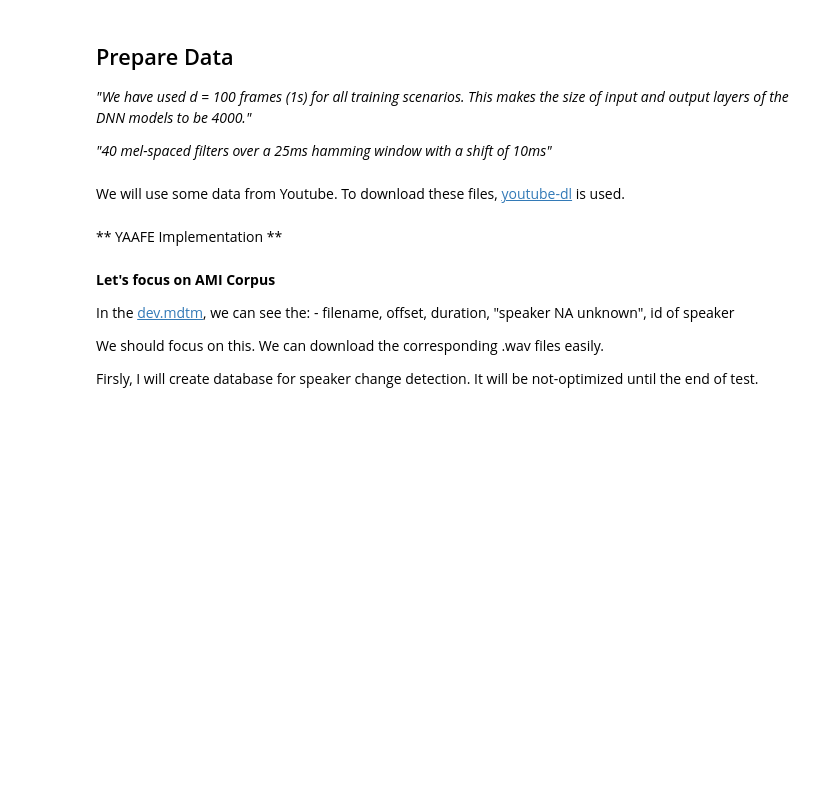
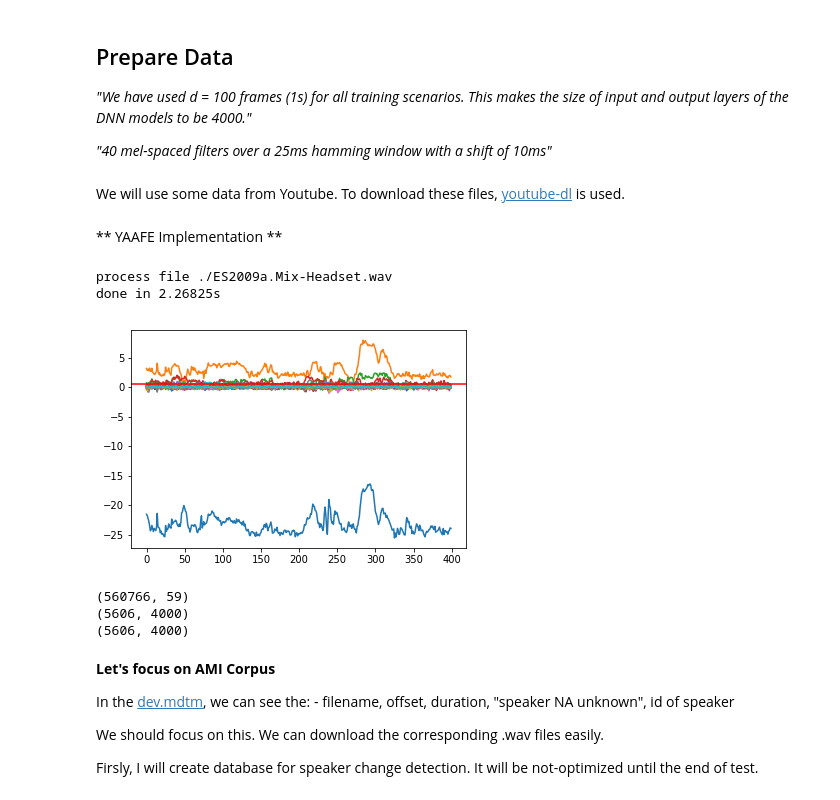
Before and after one commit to hedonistrh/SpChangeDetect, a Jupyter notebook: Speaker2Vec_dev.ipynb, the cells around one changed output. Drawn from its saved outputs; the diff is of its cells as text; code cells hidden in the pictures; blank space fills up the shorter version.

```diff
--- a/Speaker2Vec_dev.ipynb
+++ b/Speaker2Vec_dev.ipynb
@@ -48,38 +44,31 @@ import math
 import sys
 
 
-def create_numpy_for_audio(featureplan = "", audio_file, feature_extractor="yaafe", hop=10, win_len=25):
+def create_numpy_for_audio(audio_file, featureplan = "",  feature_extractor= "yaafe", hop=10, win_len=25):
     ## This function is based on YAAFE and librosa. Its arguments:
-    # featureplan: Text file which introduce which features will be extracted. (we need it for YAAFE)
     # audio_file: Path of audio file, it can be wav, mp3, ogg etc.
+    # featureplan: Text file which introduce which features will be extracted. (we need it for YAAFE
     # feature_extractor: Which library will be used to extract features
     # hop: Hop length (we need it for Librosa)
     # win_len: Window length (we need it for Librosa)
 
     ## It will return 2D Array which is features of audio file.
 
-    if (feature_extractor="yaafe"):
+    if (feature_extractor=="yaafe"):
         !yaafe -c $featureplan -r 16000 $audio_file -p Precision=6 -p Metadata=False -n
         filename = (audio_file.split("/")[-1]).split(".")[0]
 
         my_data = genfromtxt(audio_file + ".mfcc.csv", delimiter=',')
-        my_data = np.append(my_data, genfromtxt(audio_file + ".mfcc_d1.csv", delimiter=','), axis=1)
-        my_data = np.append(my_data, genfromtxt(audio_file + ".mfcc_d2.csv", delimiter=','), axis=1)
 
-        my_data = np.append(my_data, np.expand_dims(genfromtxt(audio_file + ".energy_d1.csv", delimiter=','), axis=1), axis=1)
-        my_data = np.append(my_data, np.expand_dims(genfromtxt(audio_file + ".energy_d2.csv", delimiter=','), axis=1), axis=1)
 
         # Previous codes creates csv file for features to load numpy array. After that, we can
         # remove them.
         os.remove(audio_file + ".mfcc.csv")
-        os.remove(audio_file + ".mfcc_d1.csv")
-        os.remove(audio_file + ".mfcc_d2.csv")
-        os.remove(audio_file + ".energy_d1.csv")
-        os.remove(audio_file + ".energy_d2.csv")
+
 
         return my_data
 
-    if (feature_extractor="librosa")
+    if (feature_extractor=="librosa"):
         audio, sr = librosa.load(filename)
         # print (audio.shape, sr)
         # https://github.com/librosa/librosa/issues/584
@@ -135,11 +124,15 @@ def create_data_for_unsupervised(root_dir, featureplan, file_type="*mp3", featur
 
     return (input_array, output_array)
 # %%
-a = create_numpy_for_audio("featureplan_new.txt", "./audio_files_wav_try/sss.wav")
+a = create_numpy_for_audio( "./ES2009a.Mix-Headset.wav", "featureplan_speaker2vec.txt",)
 import matplotlib.pyplot as pp
 %matplotlib inline
 
 pp.plot(a[200:600])
 pp.axhline(y=0.5, color='r', linestyle='-')
 pp.show()
+# %% [output]
+process file ./ES2009a.Mix-Headset.wav
+done in 2.26825s
+[figure, added]
 # %%
@@ -201,7 +194,11 @@ def upload_npy_to_arrays(root_dir, from_ep = 0, to_ep=0):
 
     return (input_array, output_array)
 # %%
-input_array, output_array = upload_npy_to_arrays('./npy_files/', 0, 1)
+input_array, output_array = upload_npy_to_arrays('./yaafe_ami_storage/', 0, 3)
+# %% [output]
+(560766, 59)
+(5606, 4000)
+(5606, 4000)
 # %% [markdown]
 **Let's focus on AMI Corpus**
 
```
Also changed, not shown: parts of 14 cells of this notebook.
